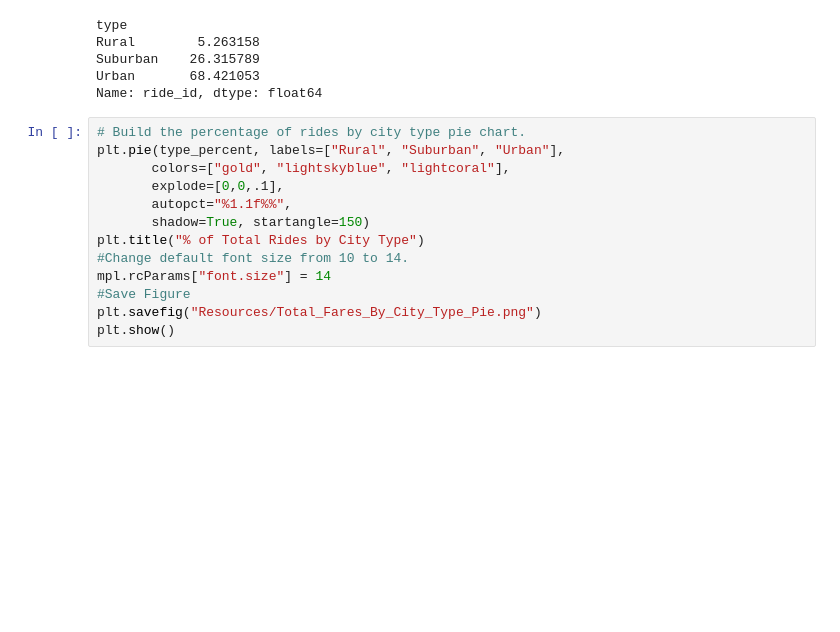
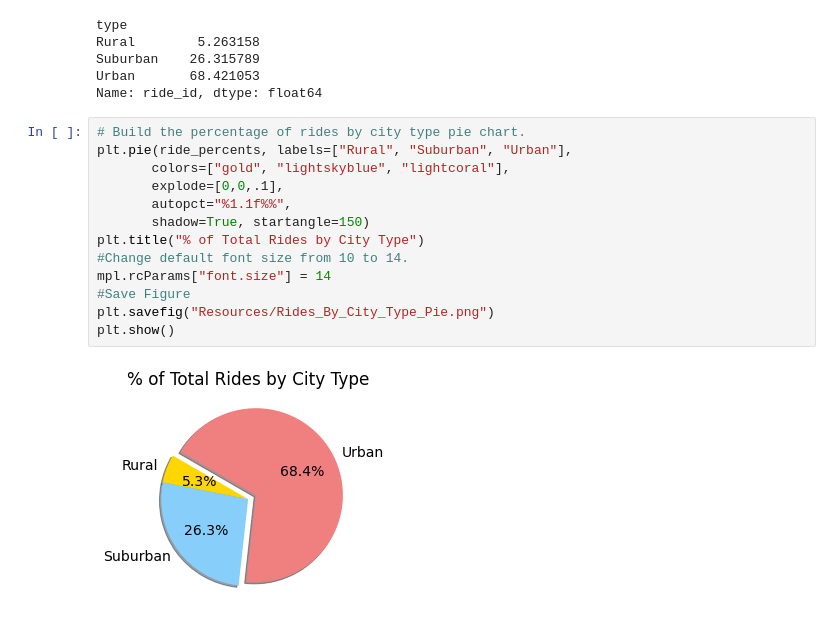
Before and after one commit to pbarana89/PyBer_Analysis, a Jupyter notebook: Pyber.ipynb, the cells around one changed output. Drawn from its saved outputs; the diff is of its cells as text; blank space fills up the shorter version.

```diff
--- a/Pyber.ipynb
+++ b/Pyber.ipynb
@@ -898,14 +898,16 @@ Urban       68.421053
 Name: ride_id, dtype: float64
 # %%
 # Build the percentage of rides by city type pie chart.
-plt.pie(type_percent, labels=["Rural", "Suburban", "Urban"],
+plt.pie(ride_percents, labels=["Rural", "Suburban", "Urban"],
        colors=["gold", "lightskyblue", "lightcoral"],
        explode=[0,0,.1],
        autopct="%1.1f%%",
        shadow=True, startangle=150)
 plt.title("% of Total Rides by City Type")
 #Change default font size from 10 to 14.
 mpl.rcParams["font.size"] = 14
 #Save Figure
-plt.savefig("Resources/Total_Fares_By_City_Type_Pie.png")
+plt.savefig("Resources/Rides_By_City_Type_Pie.png")
 plt.show()
+# %% [output]
+[figure, added]
```
Also changed, not shown: parts of 4 cells of this notebook, 1 other file.
